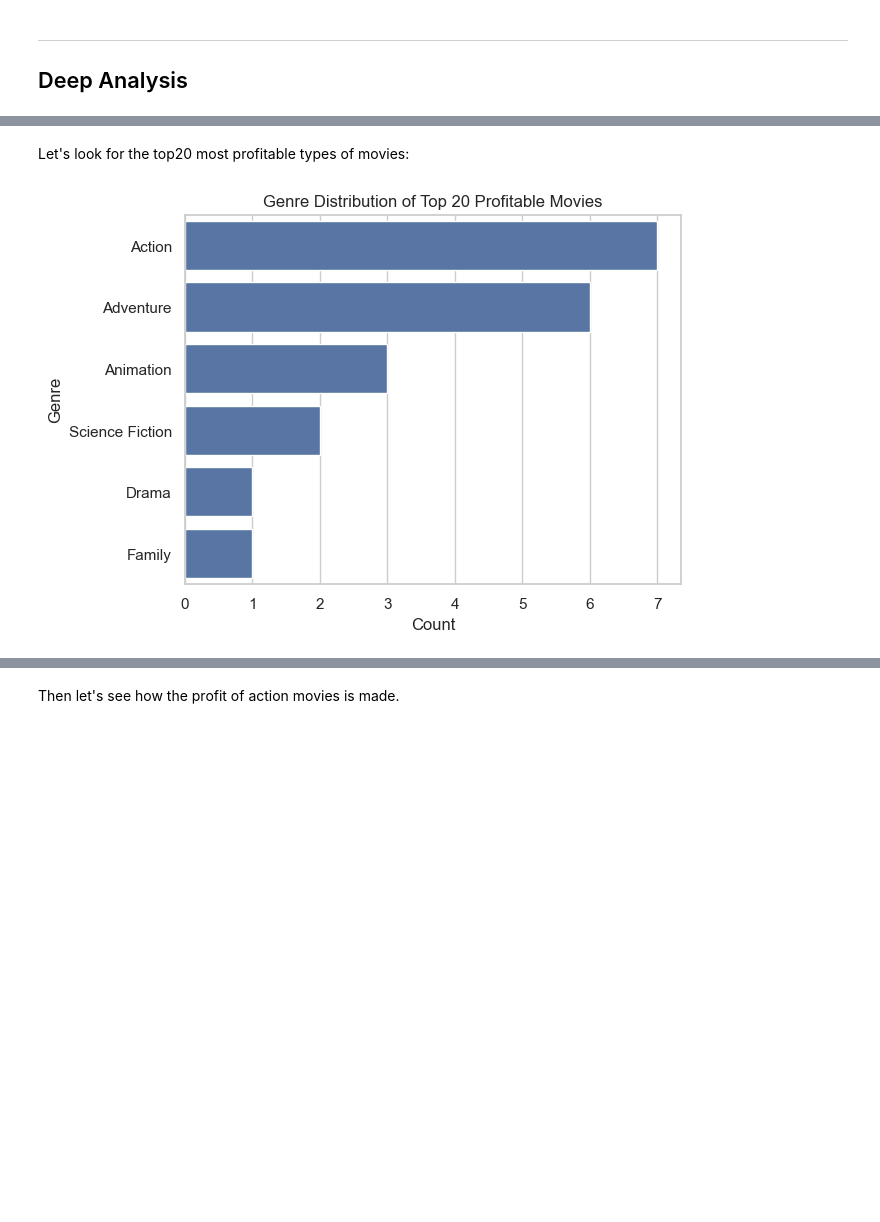
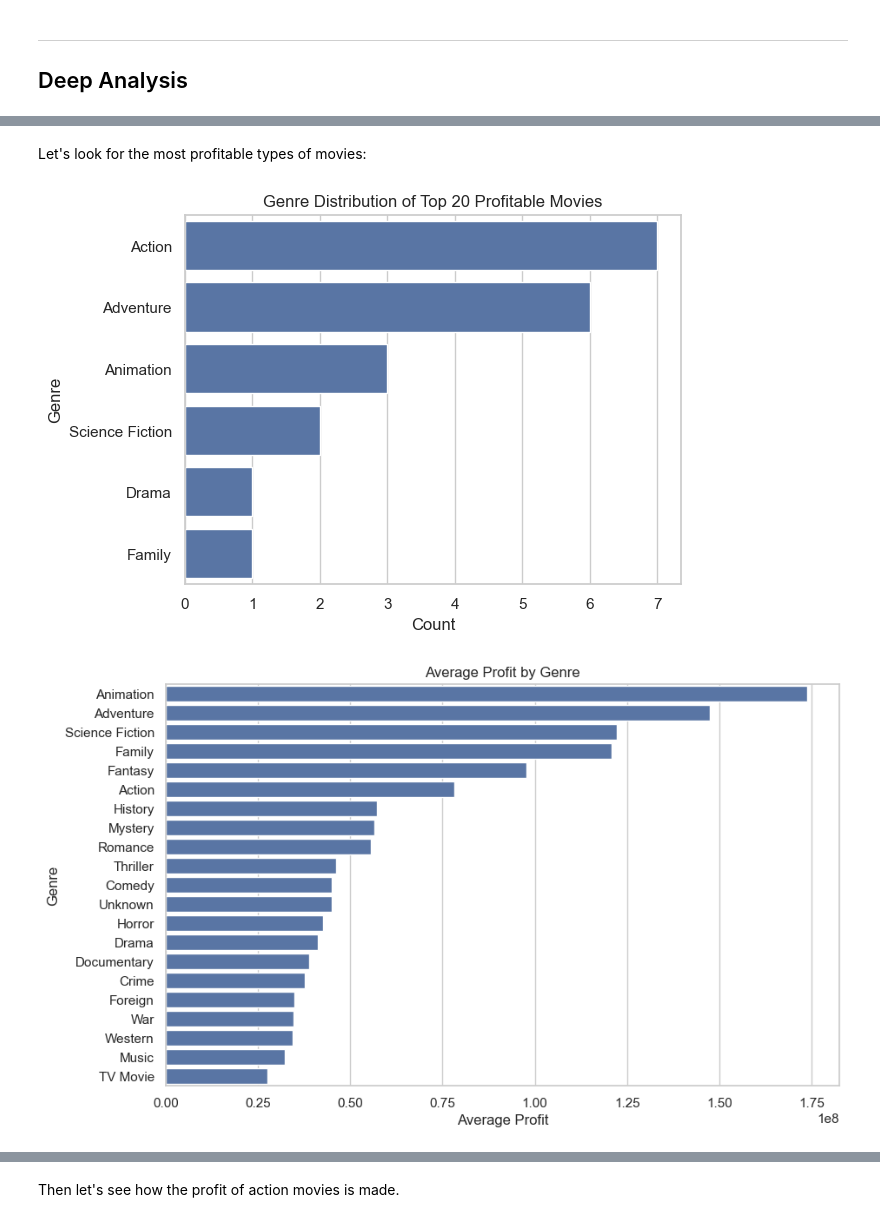
Before and after one commit to TBgit137/cloud-repository, a Jupyter notebook: Lec/Data Mining/Assessment/50087474.ipynb, the cells around one changed output, grey strips where cells are left out. Cells and saved outputs as stored; diff of their text form; code cells hidden in the pictures; blank space fills up the shorter version.

```diff
--- a/Lec/Data Mining/Assessment/50087474.ipynb
+++ b/Lec/Data Mining/Assessment/50087474.ipynb
@@ -393,12 +531,22 @@ From the scatter plot and the Pearson correlation coefficient we can see that th
 # %% [markdown]
-Let's look for the top20 most profitable types of movies:
+Let's look for the most profitable types of movies:
 # %%
 # Genre distribution of the top 20 most profitable movies
 top_profit = movies.sort_values('profit', ascending=False).head(20)
 sns.countplot(y='main_genre', data=top_profit, order=top_profit['main_genre'].value_counts().index)
 plt.title('Genre Distribution of Top 20 Profitable Movies')
 plt.xlabel('Count')
 plt.ylabel('Genre')
 plt.show()
+
+# Average profit by genre
+genre_profit = movies.groupby('main_genre')['profit'].mean().sort_values(ascending=False)
+plt.figure(figsize=(10,6))
+sns.barplot(x=genre_profit.values, y=genre_profit.index)
+plt.title('Average Profit by Genre')
+plt.xlabel('Average Profit')
+plt.ylabel('Genre')
+plt.show()
 # %% [output]
 [figure]
+[figure, added]
```
Also changed, not shown: parts of 29 cells of this notebook, 13 other files.
